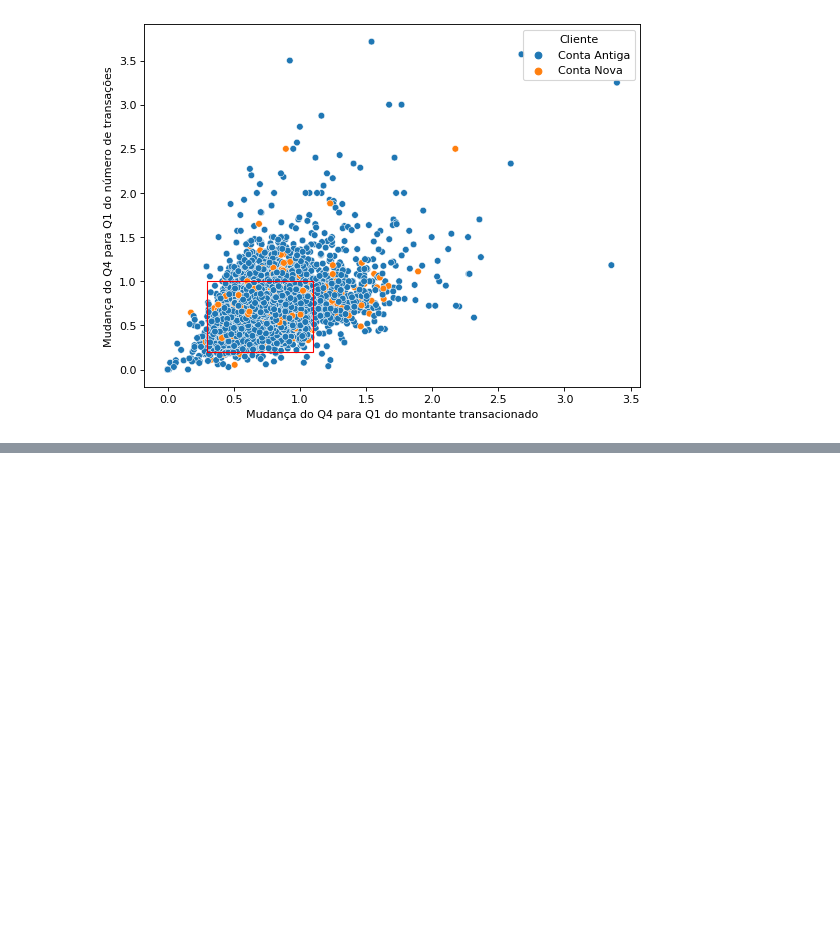
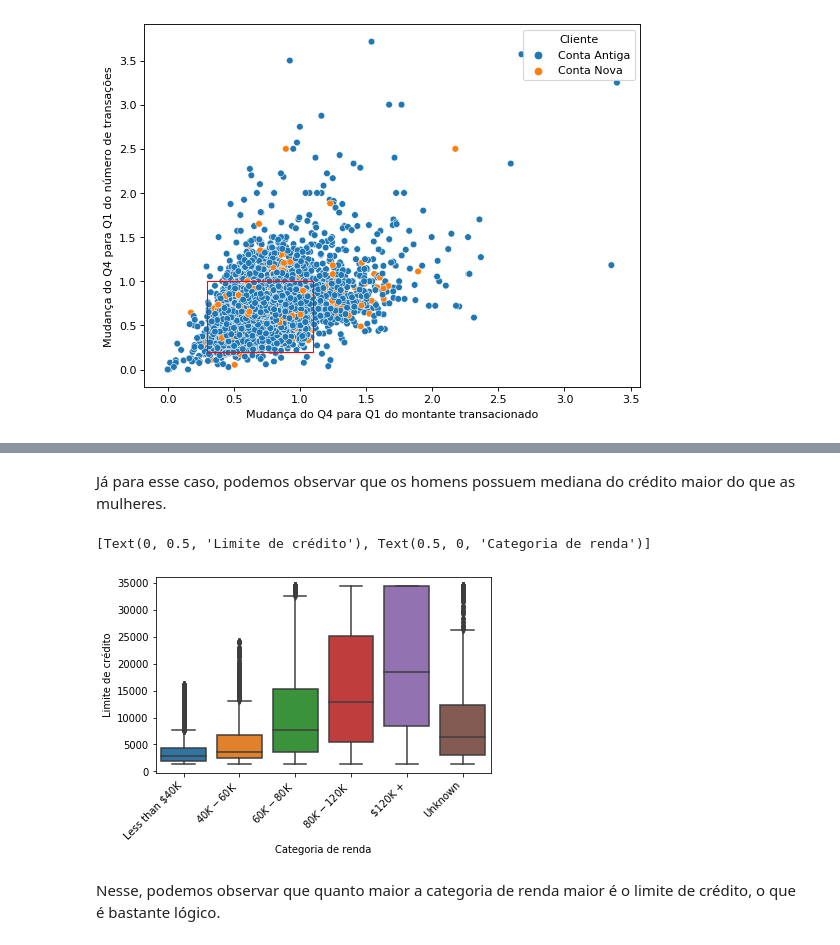
Before and after one commit to gabrielpastori/exploratoryAnalysis, a Jupyter notebook: eda.ipynb, the cells around one changed output, grey strips where cells are left out. Saved outputs shown, nothing was run; the diff lists cells and outputs as text; code cells hidden in the pictures; blank space fills up the shorter version.

```diff
--- a/eda.ipynb
+++ b/eda.ipynb
@@ -159,0 +181,13 @@ No retângulo vermelho estão os clientes que diminuiram o montante transacionad
+# %% [markdown]
+Já para esse caso, podemos observar que os homens possuem mediana do crédito maior do que as mulheres.
+# %%
+fig, axs = plt.subplots(ncols=1)
+ordem = ['Less than $40K', '$40K - $60K', '$60K - $80K', '$80K - $120K', '$120K +','Unknown']
+sns.boxplot(x='Income_Category',y='Credit_Limit', data=bankc, order=ordem)
+fig.autofmt_xdate(rotation=45)
+axs.set(xlabel="Categoria de renda", ylabel="Limite de crédito")
+# %% [output]
+[Text(0, 0.5, 'Limite de crédito'), Text(0.5, 0, 'Categoria de renda')]
+[figure, added]
+# %% [markdown]
+Nesse, podemos observar que quanto maior a categoria de renda maior é o limite de crédito, o que é bastante lógico.
```
Also changed, not shown: parts of 7 cells of this notebook.
